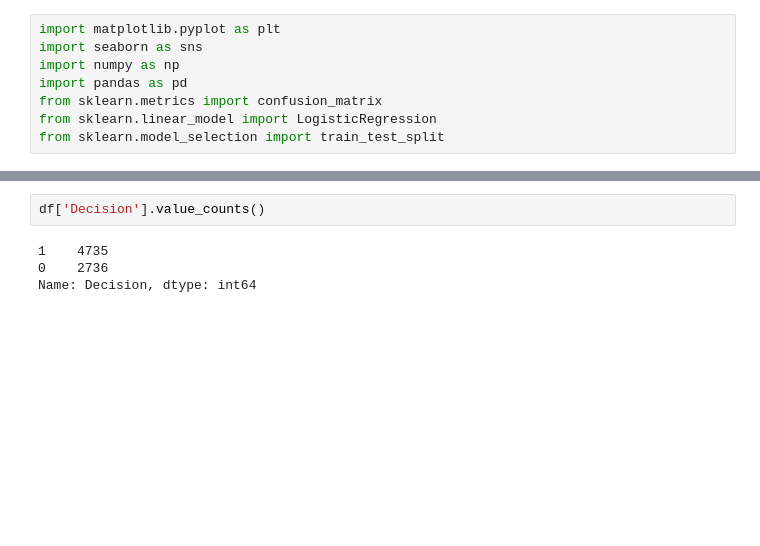
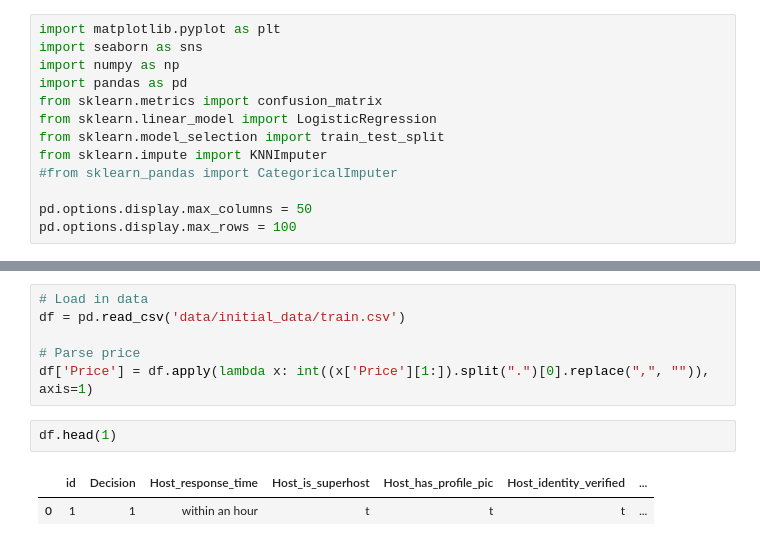
Before and after one commit to CalebKornfein/airbnb, a Jupyter notebook: eda.ipynb, the cells around one changed output, grey strips where cells are left out. Cells and saved outputs as stored; diff of their text form; blank space fills up the shorter version.

```diff
--- a/eda.ipynb
+++ b/eda.ipynb
@@ -6,3 +6,8 @@ import pandas as pd
 from sklearn.metrics import confusion_matrix
 from sklearn.linear_model import LogisticRegression
 from sklearn.model_selection import train_test_split
+from sklearn.impute import KNNImputer
+#from sklearn_pandas import CategoricalImputer
+
+pd.options.display.max_columns = 50
+pd.options.display.max_rows = 100
@@ -23,6 +14,11 @@ df.describe()
-# %%
-df['Decision'].value_counts()
-# %% [output]
-1    4735
-0    2736
-Name: Decision, dtype: int64
+# %%
+# Load in data
+df = pd.read_csv('data/initial_data/train.csv')
+
+# Parse price
+df['Price'] = df.apply(lambda x: int((x['Price'][1:]).split(".")[0].replace(",", "")), axis=1)
+# %%
+df.head(1)
+# %% [output]
+|  | id | Decision | Host_response_time | Host_is_superhost | Host_has_profile_pic | Host_identity_verified | ... |
+| 0 | 1 | 1 | within an hour | t | t | t | ... |
```
Also changed, not shown: parts of 9 cells of this notebook, 9 other files.
